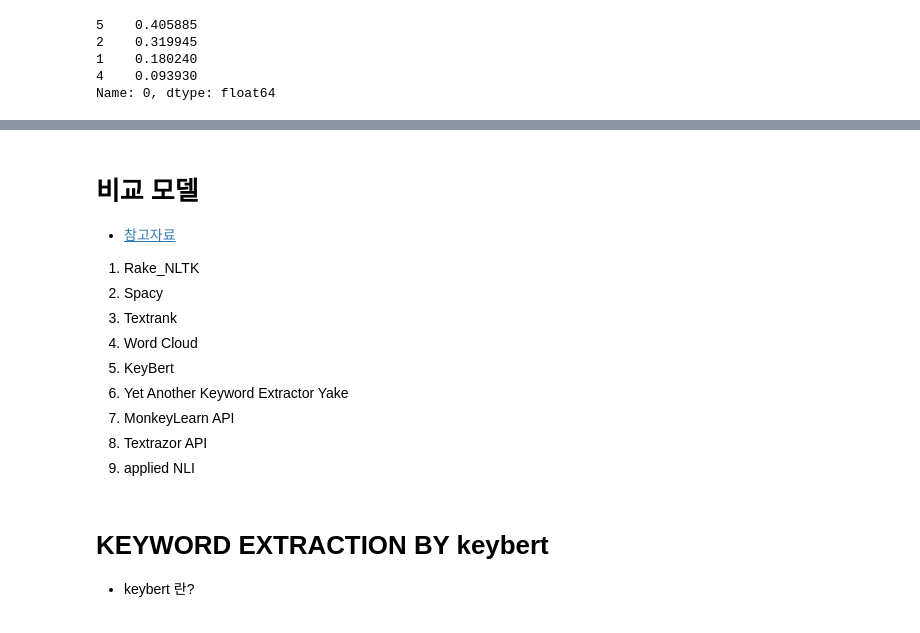
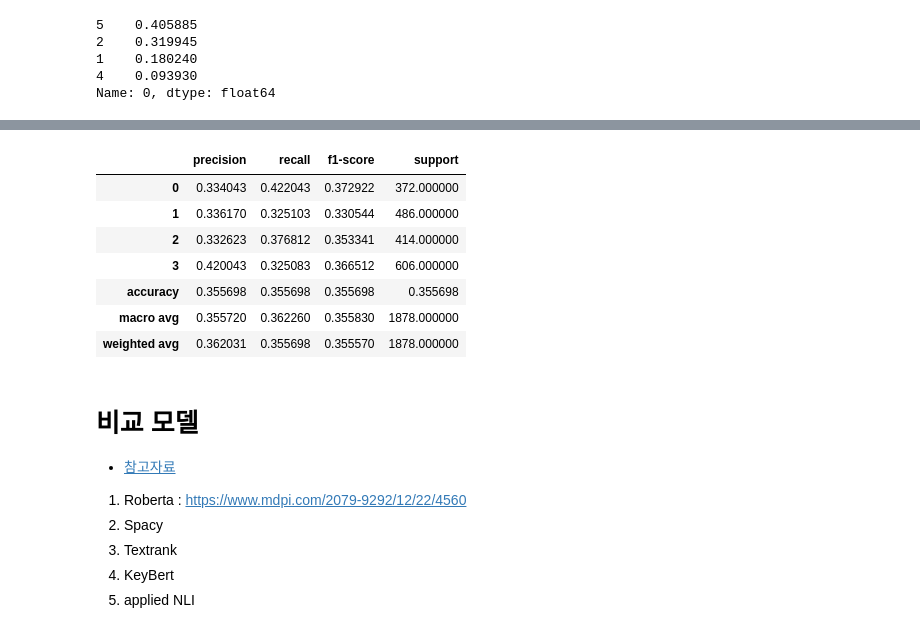
Before and after one commit to jinseriouspark/commerce-llm, a Jupyter notebook: extract_keywords.ipynb, the cells around one changed output, grey strips where cells are left out. Saved outputs shown, nothing was run; the diff lists cells and outputs as text; code cells hidden in the pictures.

```diff
--- a/extract_keywords.ipynb
+++ b/extract_keywords.ipynb
@@ -258,0 +167,26 @@ NameError: name 'i' is not defined
+# %%
+from transformers import DataCollatorWithPadding
+data_collator = DataCollatorWithPadding(tokenizer)
+# %%
+training_args = TrainingArguments(
+    output_dir = '/content/drive/MyDrive/commerce-llm/model/kobert_finetuning_reviewscore_cls',
+    evaluation_strategy = 'steps',
+    learning_rate = 2e-5,
+    per_device_train_batch_size = 16,
+    per_device_eval_batch_size = 16,
+    num_train_epochs = 7,
+    weight_decay = 0.01,
+    logging_steps = 500,
+    save_strategy = 'no',
+    use_cpu = False
+)
+
+trainer = Trainer(
+    model = model,
+    args = training_args,
+    train_dataset = tokenized_datasets['train'],
+    eval_dataset = tokenized_datasets['test'],
+    data_collator = data_collator,
+    tokenizer = tokenizer,
+
+)
@@ -258,0 +195,2 @@ NameError: name 'i' is not defined
+# %%
+trainer.train()
@@ -258,0 +205,3 @@ NameError: name 'i' is not defined
+# %%
+predict_result = trainer.predict(tokenized_datasets['test'])
+predict_result.predictions, predict_result.label_ids
@@ -259,18 +219,24 @@ NameError: name 'i' is not defined
+# %%
+from sklearn.metrics import classification_report
+output_dict = classification_report(np.argmax(predict_result.predictions, axis=1), predict_result.label_ids, output_dict = True)
+pd.DataFrame(output_dict).T
+# %% [output]
+|  | precision | recall | f1-score | support |
+| 0 | 0.334043 | 0.422043 | 0.372922 | 372.000000 |
+| 1 | 0.336170 | 0.325103 | 0.330544 | 486.000000 |
+| 2 | 0.332623 | 0.376812 | 0.353341 | 414.000000 |
+| 3 | 0.420043 | 0.325083 | 0.366512 | 606.000000 |
+| accuracy | 0.355698 | 0.355698 | 0.355698 | 0.355698 |
+| macro avg | 0.355720 | 0.362260 | 0.355830 | 1878.000000 |
+| weighted avg | 0.362031 | 0.355698 | 0.355570 | 1878.000000 |
 # %% [markdown]
 # 비교 모델
 - [참고자료](https://https://www.analyticsvidhya.com/blog/2022/03/keyword-extraction-methods-from-documents-in-nlp/)
 
-1. Rake_NLTK
+1. Roberta : https://www.mdpi.com/2079-9292/12/22/4560
 2. Spacy
 3. Textrank
-4. Word Cloud
-5. KeyBert
-6. Yet Another Keyword Extractor Yake
-7. MonkeyLearn API
-8. Textrazor API
-9. applied NLI
+4. KeyBert
+5. applied NLI
 # %%
 # KEYWORD EXTRACTION BY keybert
-# %% [markdown]
-# KEYWORD EXTRACTION BY keybert
-- keybert 란?
```
Also changed, not shown: parts of 65 cells of this notebook.
